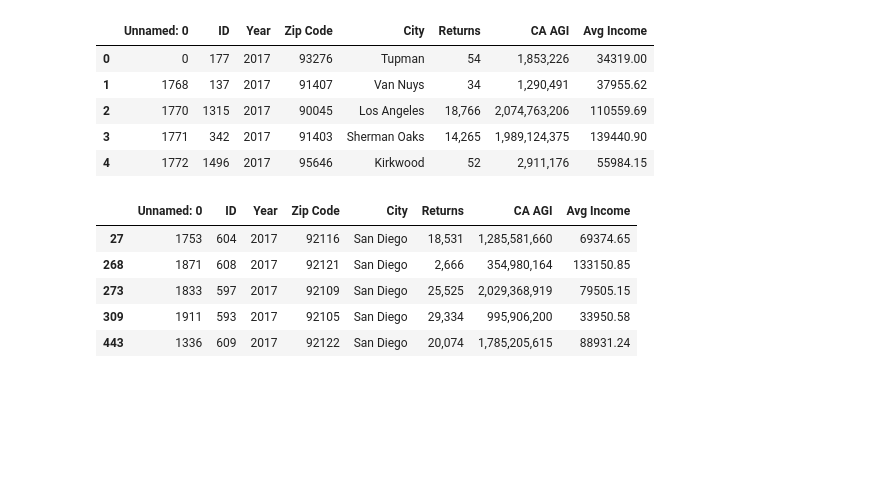
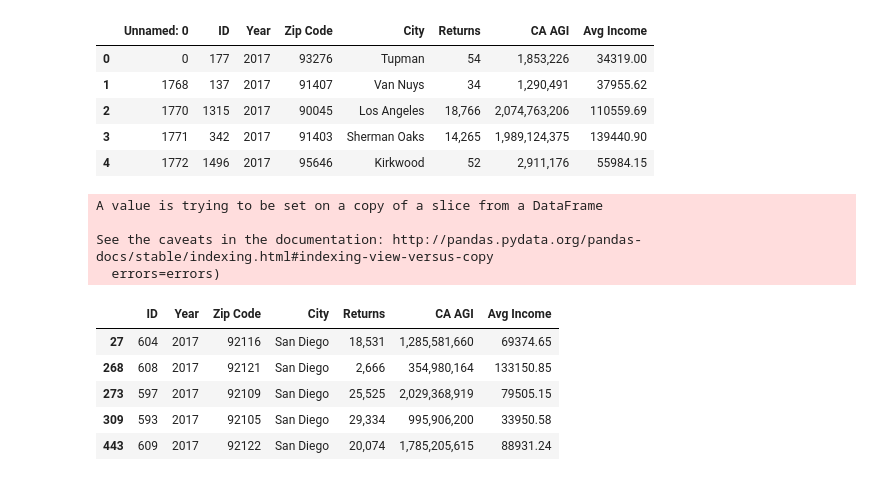
Before and after one commit to cdimmock/Py-Eating-Pandas, a Jupyter notebook: Team Py-Eating Pandas Presentation.ipynb, the cells around one changed output. Saved outputs shown, nothing was run; the diff lists cells and outputs as text; code cells hidden in the pictures; blank space fills up the shorter version.

```diff
--- a/Team Py-Eating Pandas Presentation.ipynb
+++ b/Team Py-Eating Pandas Presentation.ipynb
@@ -46,11 +46,16 @@ sd_income_zipcode_2017.head()
 # %%
 # select San Diego City zip codes
 sd_subset_zip_inc = sd_income_zipcode_2017[sd_income_zipcode_2017['Zip Code'].isin(['92037', '92101', '92102', '92103', '92104', '92105', '92106', '92107', '92109', '92110', '92111', '92113', '92114', '92115', '92116', '92117', '92119', '92120', '92121', '92122', '92123', '92124', '92126', '92128', '92129', '92130', '92131', '92139', '92173']) ]
+sd_subset_zip_inc.drop = sd_subset_zip_inc.drop('Unnamed: 0', axis = 1, inplace=True)
 sd_subset_zip_inc.head()
 # %% [output]
+A value is trying to be set on a copy of a slice from a DataFrame
+
+See the caveats in the documentation: http://pandas.pydata.org/pandas-docs/stable/indexing.html#indexing-view-versus-copy
+  errors=errors)
-|  | Unnamed: 0 | ID | Year | Zip Code | City | Returns | CA AGI | Avg Income |
-| 27 | 1753 | 604 | 2017 | 92116 | San Diego | 18,531 | 1,285,581,660 | 69374.65 |
-| 268 | 1871 | 608 | 2017 | 92121 | San Diego | 2,666 | 354,980,164 | 133150.85 |
-| 273 | 1833 | 597 | 2017 | 92109 | San Diego | 25,525 | 2,029,368,919 | 79505.15 |
-| 309 | 1911 | 593 | 2017 | 92105 | San Diego | 29,334 | 995,906,200 | 33950.58 |
-| 443 | 1336 | 609 | 2017 | 92122 | San Diego | 20,074 | 1,785,205,615 | 88931.24 |
+|  | ID | Year | Zip Code | City | Returns | CA AGI | Avg Income |
+| 27 | 604 | 2017 | 92116 | San Diego | 18,531 | 1,285,581,660 | 69374.65 |
+| 268 | 608 | 2017 | 92121 | San Diego | 2,666 | 354,980,164 | 133150.85 |
+| 273 | 597 | 2017 | 92109 | San Diego | 25,525 | 2,029,368,919 | 79505.15 |
+| 309 | 593 | 2017 | 92105 | San Diego | 29,334 | 995,906,200 | 33950.58 |
+| 443 | 609 | 2017 | 92122 | San Diego | 20,074 | 1,785,205,615 | 88931.24 |
```
Also changed, not shown: parts of 29 cells of this notebook, 15 other files.
